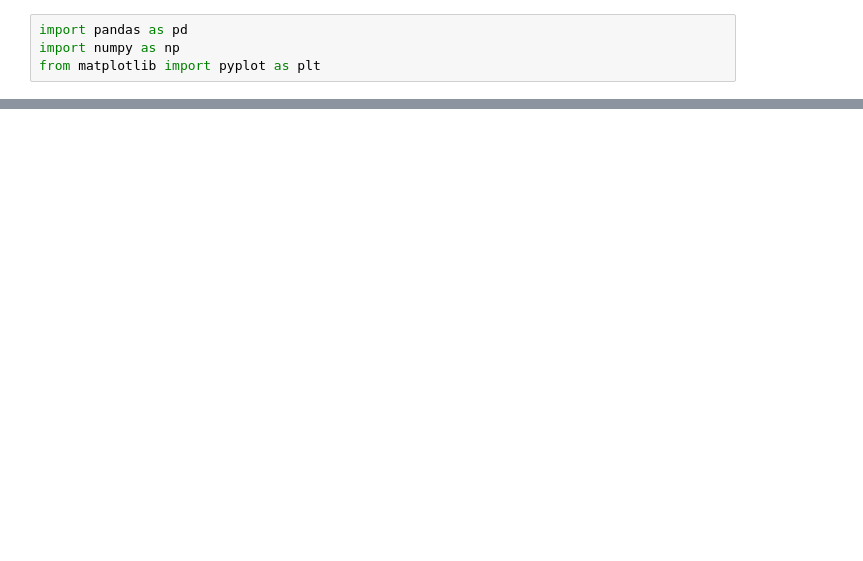
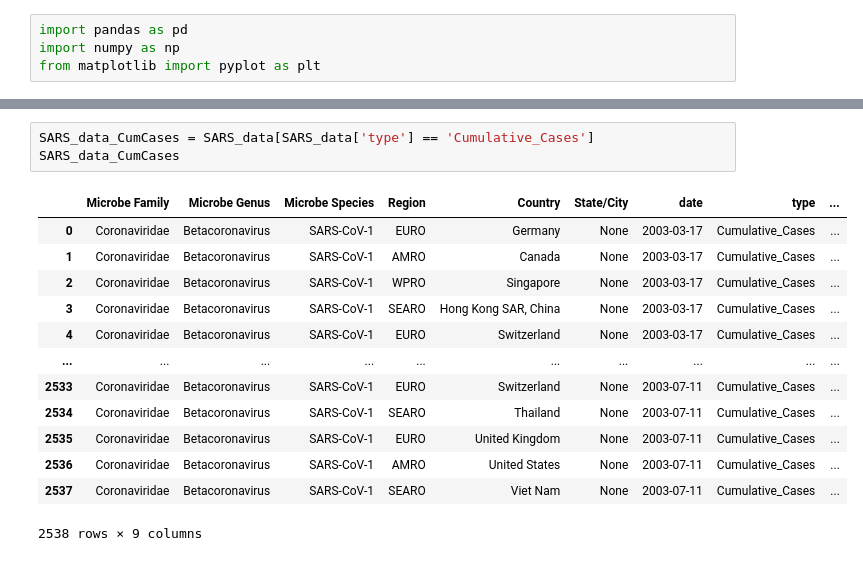
Before and after one commit to AlexWei21/Pandemic-Database, a Jupyter notebook: Internal/Processing Scripts/SARS Data Preprocessing.ipynb, the cells around one changed output, grey strips where cells are left out. Cells and saved outputs as stored; diff of their text form; blank space fills up the shorter version.

```diff
--- a/Internal/Processing Scripts/SARS Data Preprocessing.ipynb
+++ b/Internal/Processing Scripts/SARS Data Preprocessing.ipynb
@@ -55,0 +64,17 @@ cn_data.plot()
+# %%
+SARS_data_CumCases = SARS_data[SARS_data['type'] == 'Cumulative_Cases']
+SARS_data_CumCases
+# %% [output]
+|  | Microbe Family | Microbe Genus | Microbe Species | Region | Country | State/City | date | type | ... |
+| 0 | Coronaviridae | Betacoronavirus | SARS-CoV-1 | EURO | Germany | None | 2003-03-17 | Cumulative_Cases | ... |
+| 1 | Coronaviridae | Betacoronavirus | SARS-CoV-1 | AMRO | Canada | None | 2003-03-17 | Cumulative_Cases | ... |
+| 2 | Coronaviridae | Betacoronavirus | SARS-CoV-1 | WPRO | Singapore | None | 2003-03-17 | Cumulative_Cases | ... |
+| 3 | Coronaviridae | Betacoronavirus | SARS-CoV-1 | SEARO | Hong Kong SAR, China | None | 2003-03-17 | Cumulative_Cases | ... |
+| 4 | Coronaviridae | Betacoronavirus | SARS-CoV-1 | EURO | Switzerland | None | 2003-03-17 | Cumulative_Cases | ... |
+| ... | ... | ... | ... | ... | ... | ... | ... | ... | ... |
+| 2533 | Coronaviridae | Betacoronavirus | SARS-CoV-1 | EURO | Switzerland | None | 2003-07-11 | Cumulative_Cases | ... |
+| 2534 | Coronaviridae | Betacoronavirus | SARS-CoV-1 | SEARO | Thailand | None | 2003-07-11 | Cumulative_Cases | ... |
+| 2535 | Coronaviridae | Betacoronavirus | SARS-CoV-1 | EURO | United Kingdom | None | 2003-07-11 | Cumulative_Cases | ... |
+| 2536 | Coronaviridae | Betacoronavirus | SARS-CoV-1 | AMRO | United States | None | 2003-07-11 | Cumulative_Cases | ... |
+| 2537 | Coronaviridae | Betacoronavirus | SARS-CoV-1 | SEARO | Viet Nam | None | 2003-07-11 | Cumulative_Cases | ... |
+2538 rows × 9 columns
```
Also changed, not shown: parts of 12 cells of this notebook, 8 other files.
